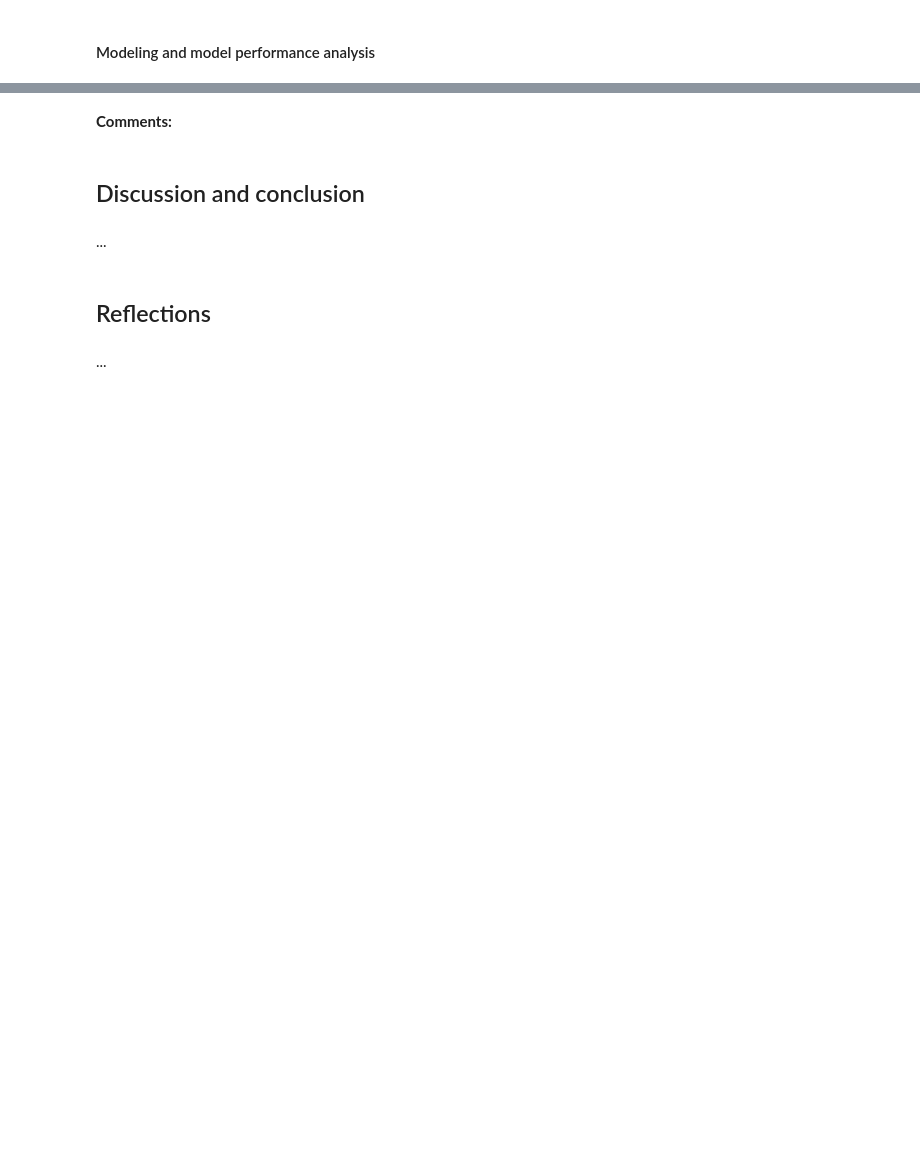
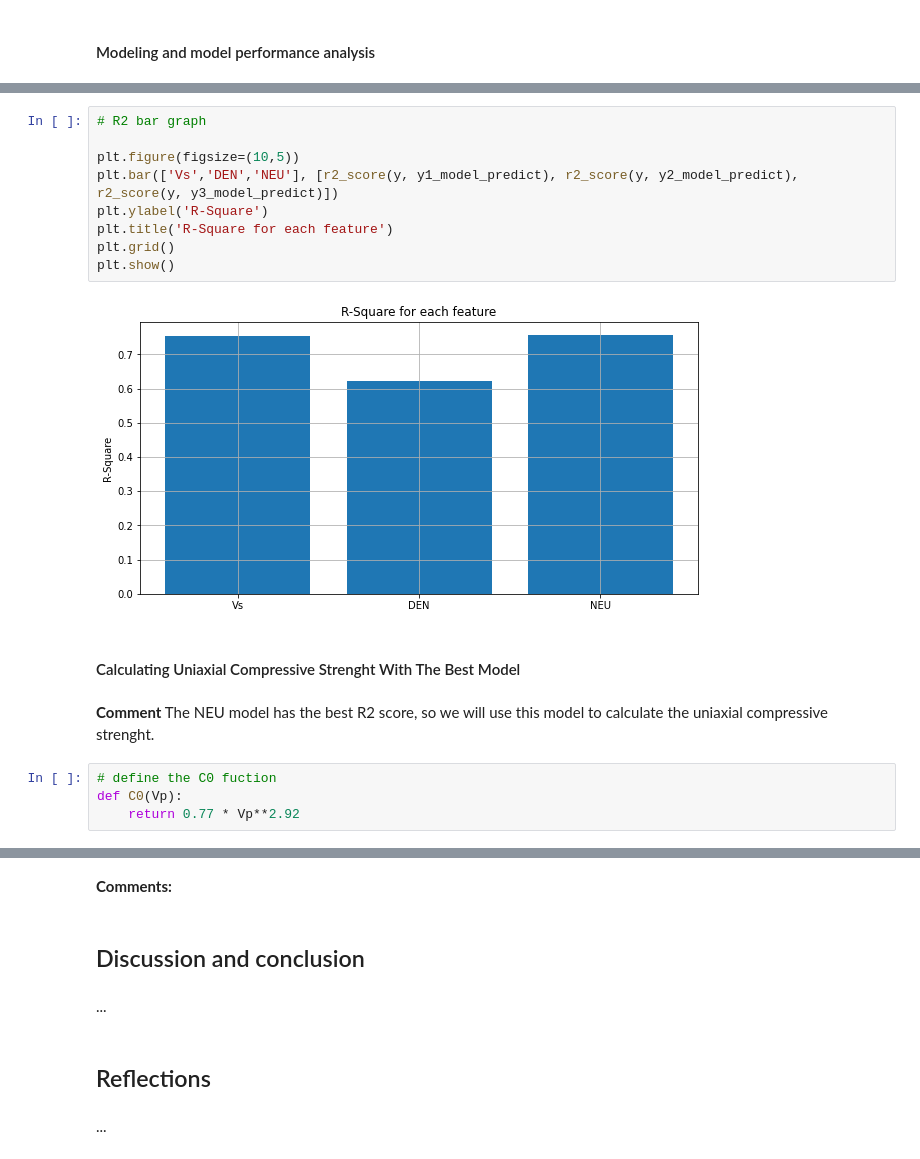
Before and after one commit to noafink1/MOD300Project4, a Jupyter notebook: Project3_NonLinearRegression.ipynb, the cells around one changed output, grey strips where cells are left out. Saved outputs shown, nothing was run; the diff lists cells and outputs as text; blank space fills up the shorter version.

```diff
--- a/Project3_NonLinearRegression.ipynb
+++ b/Project3_NonLinearRegression.ipynb
@@ -72,0 +127,20 @@ a: 1.9167270023765266, b: -0.35170324722165086
+# %%
+# R2 bar graph
+
+plt.figure(figsize=(10,5))
+plt.bar(['Vs','DEN','NEU'], [r2_score(y, y1_model_predict), r2_score(y, y2_model_predict), r2_score(y, y3_model_predict)])
+plt.ylabel('R-Square')
+plt.title('R-Square for each feature')
+plt.grid()
+plt.show()
+# %% [output]
+[figure, added]
+# %% [markdown]
+#### Calculating Uniaxial Compressive Strenght With The Best Model
+# %% [markdown]
+**Comment**
+The NEU model has the best R2 score, so we will use this model to calculate the uniaxial compressive strenght.
+# %%
+# define the C0 fuction
+def C0(Vp):
+    return 0.77 * Vp**2.92
```
Also changed, not shown: parts of 19 cells of this notebook, 1 other file.
